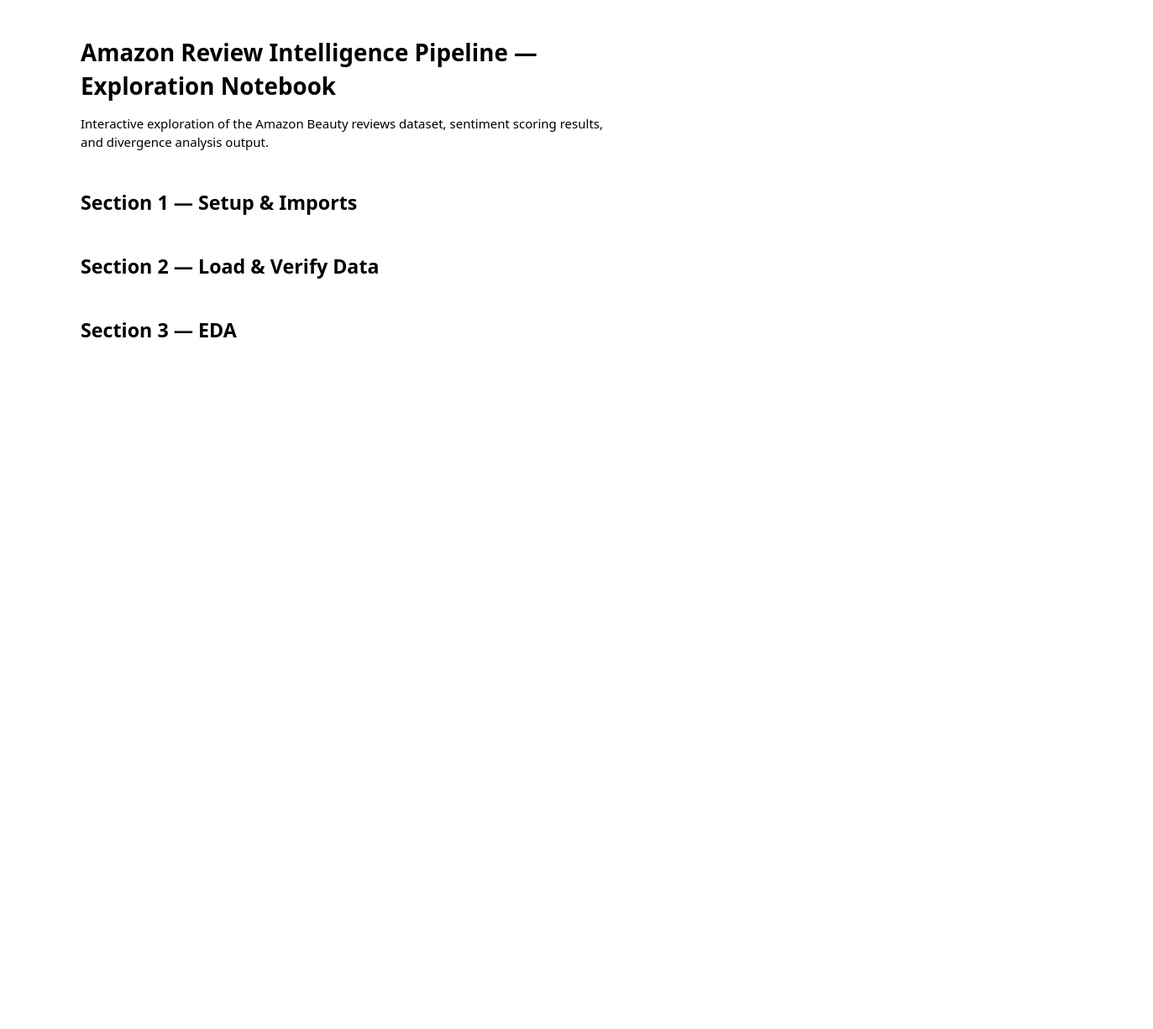
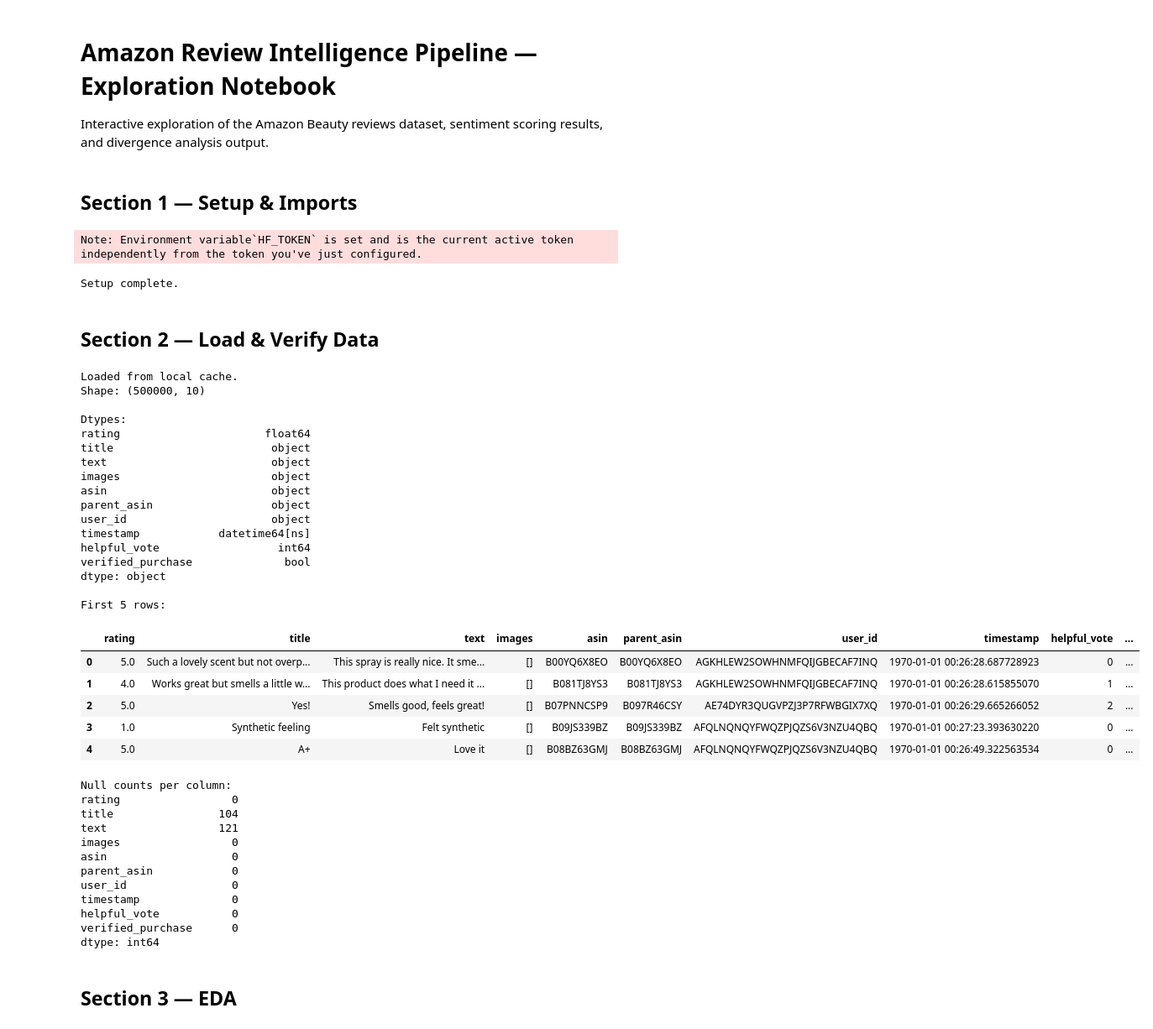
Before and after one commit to bachhavathang/BigQuery-Pipeline-Project-, a Jupyter notebook: notebooks/exploration.ipynb, the cells around one changed output. Shown at 84% size. Cells and saved outputs as stored; diff of their text form; code cells hidden in the pictures; blank space fills up the shorter version.

```diff
--- a/notebooks/exploration.ipynb
+++ b/notebooks/exploration.ipynb
@@ -12,8 +12,12 @@ import matplotlib.pyplot as plt
 from dotenv import load_dotenv
 from google.cloud import bigquery
 from huggingface_hub import login
+from IPython.display import display
+from pathlib import Path
 
-load_dotenv(dotenv_path=os.path.join("..", ".env"))
+env_path = Path(".env") if Path(".env").exists() \
+    else Path("../.env")
+load_dotenv(dotenv_path=env_path)
 
 HF_TOKEN = os.getenv("HF_TOKEN")
 GCP_PROJECT = os.getenv("GCP_PROJECT")
@@ -24,25 +28,69 @@ login(token=HF_TOKEN)
 
 client = bigquery.Client(project=GCP_PROJECT)
 print("Setup complete.")
+# %% [output]
+Note: Environment variable`HF_TOKEN` is set and is the current active token independently from the token you've just configured.
+Setup complete.
 # %% [markdown]
 ## Section 2 — Load & Verify Data
 # %%
-cache_path = os.path.join("..", "outputs", "raw_reviews_cache.csv")
+outputs_dir = Path("outputs") if Path("outputs").exists() else Path("../outputs")
+cache_path = outputs_dir / "raw_reviews_cache.csv"
 
 if os.path.exists(cache_path):
     df = pd.read_csv(cache_path)
+    if "timestamp" in df.columns:
+        df["timestamp"] = pd.to_datetime(
+            df["timestamp"], errors="coerce"
+        )
     print("Loaded from local cache.")
 else:
     print("Cache not found. Run pipeline.py first.")
     df = pd.DataFrame()
 
 if not df.empty:
     print(f"Shape: {df.shape}")
     print(f"\nDtypes:\n{df.dtypes}")
     print(f"\nFirst 5 rows:")
     display(df.head())
     print(f"\nNull counts per column:")
     print(df.isnull().sum())
+# %% [output]
+Loaded from local cache.
+Shape: (500000, 10)
+
+Dtypes:
+rating                      float64
+title                        object
+text                         object
+images                       object
+asin                         object
+parent_asin                  object
+user_id                      object
+timestamp            datetime64[ns]
+helpful_vote                  int64
+verified_purchase              bool
+dtype: object
+
+First 5 rows:
+|  | rating | title | text | images | asin | parent_asin | user_id | timestamp | helpful_vote | ... |
+| 0 | 5.0 | Such a lovely scent but not overp... | This spray is really nice. It sme... | [] | B00YQ6X8EO | B00YQ6X8EO | AGKHLEW2SOWHNMFQIJGBECAF7INQ | 1970-01-01 00:26:28.687728923 | 0 | ... |
+| 1 | 4.0 | Works great but smells a little w... | This product does what I need it ... | [] | B081TJ8YS3 | B081TJ8YS3 | AGKHLEW2SOWHNMFQIJGBECAF7INQ | 1970-01-01 00:26:28.615855070 | 1 | ... |
+| 2 | 5.0 | Yes! | Smells good, feels great! | [] | B07PNNCSP9 | B097R46CSY | AE74DYR3QUGVPZJ3P7RFWBGIX7XQ | 1970-01-01 00:26:29.665266052 | 2 | ... |
+| 3 | 1.0 | Synthetic feeling | Felt synthetic | [] | B09JS339BZ | B09JS339BZ | AFQLNQNQYFWQZPJQZS6V3NZU4QBQ | 1970-01-01 00:27:23.393630220 | 0 | ... |
+| 4 | 5.0 | A+ | Love it | [] | B08BZ63GMJ | B08BZ63GMJ | AFQLNQNQYFWQZPJQZS6V3NZU4QBQ | 1970-01-01 00:26:49.322563534 | 0 | ... |
+Null counts per column:
+rating                 0
+title                104
+text                 121
+images                 0
+asin                   0
+parent_asin            0
+user_id                0
+timestamp              0
+helpful_vote           0
+verified_purchase      0
+dtype: int64
 # %% [markdown]
 ## Section 3 — EDA
 # %%
```
Also changed, not shown: parts of 8 cells of this notebook.
